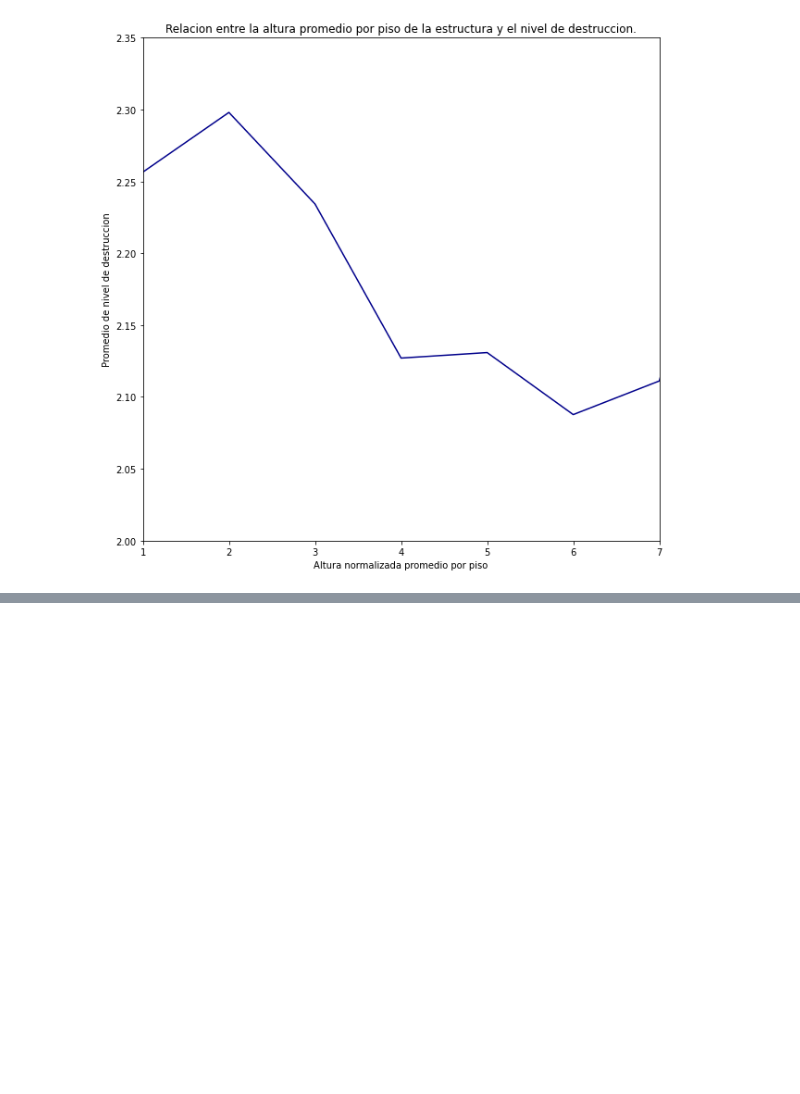
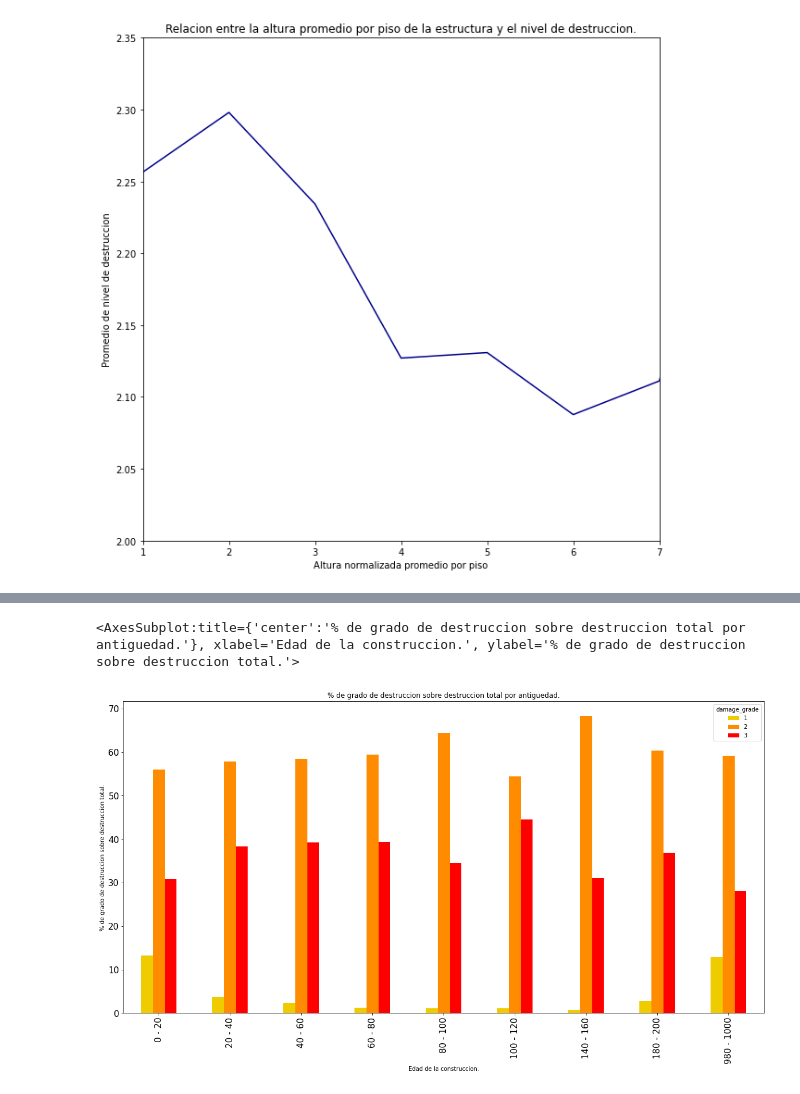
Before and after one commit to joaquinfontela/OrganizacionDeDatos-TP1, a Jupyter notebook: src/Continuous.ipynb, the cells around one changed output, grey strips where cells are left out. Drawn from its saved outputs; the diff is of its cells as text; code cells hidden in the pictures; blank space fills up the shorter version.

Commit message:
bar chart with damage dist by longevity

```diff
--- a/src/Continuous.ipynb
+++ b/src/Continuous.ipynb
@@ -170,3 +170,8 @@ avg_dmg_per_height_per_floor["avg_damage_grade_for_height_per_floor"].plot(figsi
 # %% [output]
 <AxesSubplot:title={'center':'Relacion entre la altura promedio por piso de la estructura y el nivel de destruccion.'}, xlabel='Altura normalizada promedio por piso', ylabel='Promedio de nivel de dest ...
 [figure]
+# %%
+ages_damage["age"] = (np.ceil(ages_damage["age"] / 20) * 20).astype('int')
+ages_damage["age"] = np.where(ages_damage["age"] == 0, 20, ages_damage["age"])
+ages_damage = ages_damage[["age", "damage_grade"]]
+ages_damage
@@ -172,0 +192,10 @@ avg_dmg_per_height_per_floor["avg_damage_grade_for_height_per_floor"].plot(figsi
+# %%
+ages_damage["amount_for_damage_and_age"] = ages_damage.groupby(["age", "damage_grade"])["age"].transform("count")
+ages_damage_pivot = ages_damage.pivot_table(index="age", columns="damage_grade", values="amount_for_damage_and_age")
+ages_list = ages_damage_pivot.index.to_list()
+for age in ages_list:
+    values = []
+    for i in [1, 2, 3]:
+        values.append(ages_damage_pivot.loc[age, i] / (ages_damage_pivot.loc[age, 1] + ages_damage_pivot.loc[age, 2] + ages_damage_pivot.loc[age, 3]) * 100)
+    ages_damage_pivot.loc[age] = values
+ages_damage_pivot
@@ -172,0 +214,12 @@ avg_dmg_per_height_per_floor["avg_damage_grade_for_height_per_floor"].plot(figsi
+# %%
+ages_damage_pivot = ages_damage_pivot.T
+ages_damage_pivot.plot(kind = "bar",\
+     figsize = (20,10),\
+     title = "% de grado de destruccion sobre destruccion total por antiguedad.",\
+     xlabel = "Edad de la construccion.",\
+     ylabel = "% de grado de destruccion sobre destruccion total.",\
+     color = ["#eecc00", "darkorange", "red"],\
+     fontsize=15)
+# %% [output]
+<AxesSubplot:title={'center':'% de grado de destruccion sobre destruccion total por antiguedad.'}, xlabel='Edad de la construccion.', ylabel='% de grado de destruccion sobre destruccion total.'>
+[figure, added]
```
Also changed, not shown: parts of 3 cells of this notebook.
